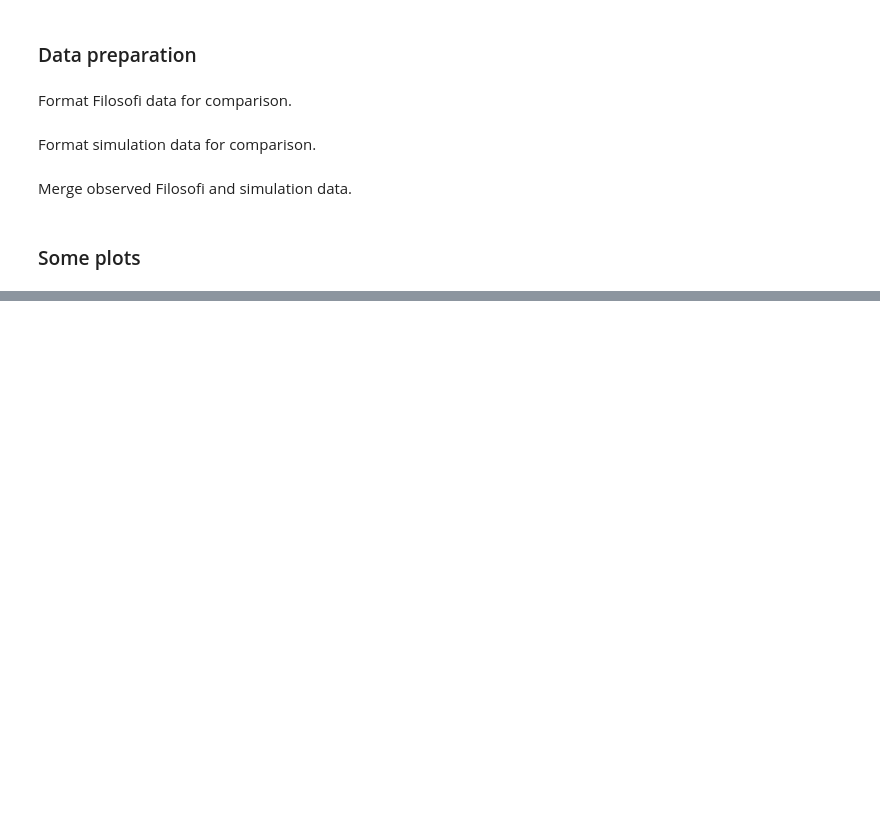
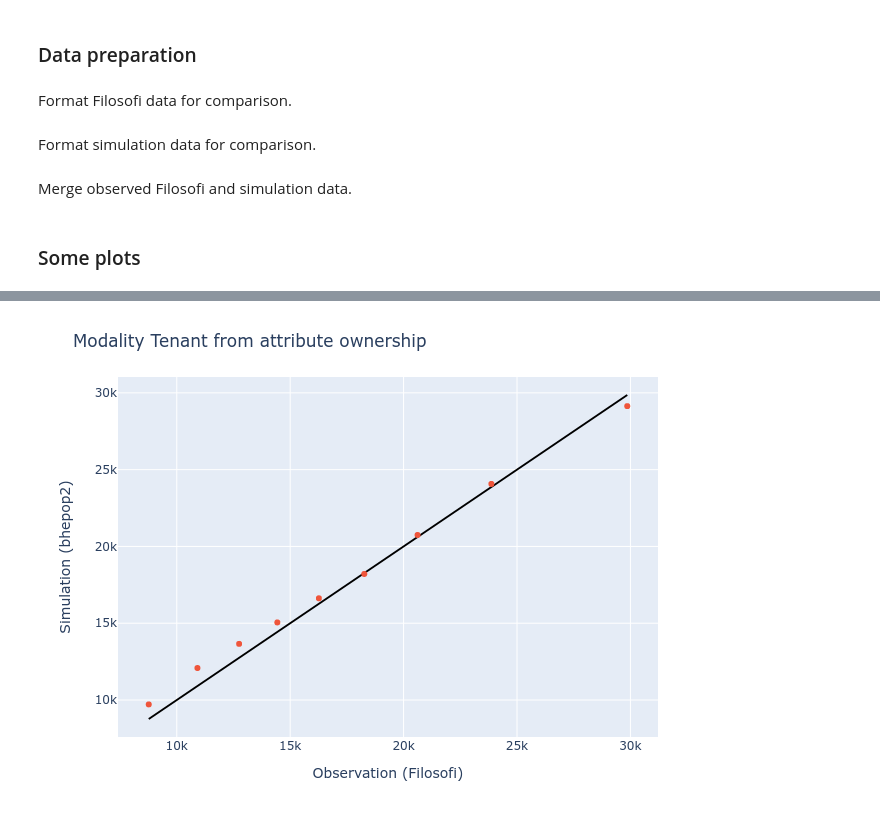
Before and after one commit to tellae/bhepop2, a Jupyter notebook: examples/demo.ipynb, the cells around one changed output, grey strips where cells are left out. Drawn from its saved outputs; the diff is of its cells as text; code cells hidden in the pictures; blank space fills up the shorter version.

```diff
--- a/examples/demo.ipynb
+++ b/examples/demo.ipynb
@@ -164,3 +168,5 @@ plot_analysis(df_analysis, "all", "all")
 # %%
-plot_analysis(df_analysis, "ownership", "Tenant")
+Image(plot_analysis(df_analysis, "ownership", "Tenant").to_image())
+# %% [output]
+[figure, added]
 # %%
```
Also changed, not shown: parts of 5 cells of this notebook.
